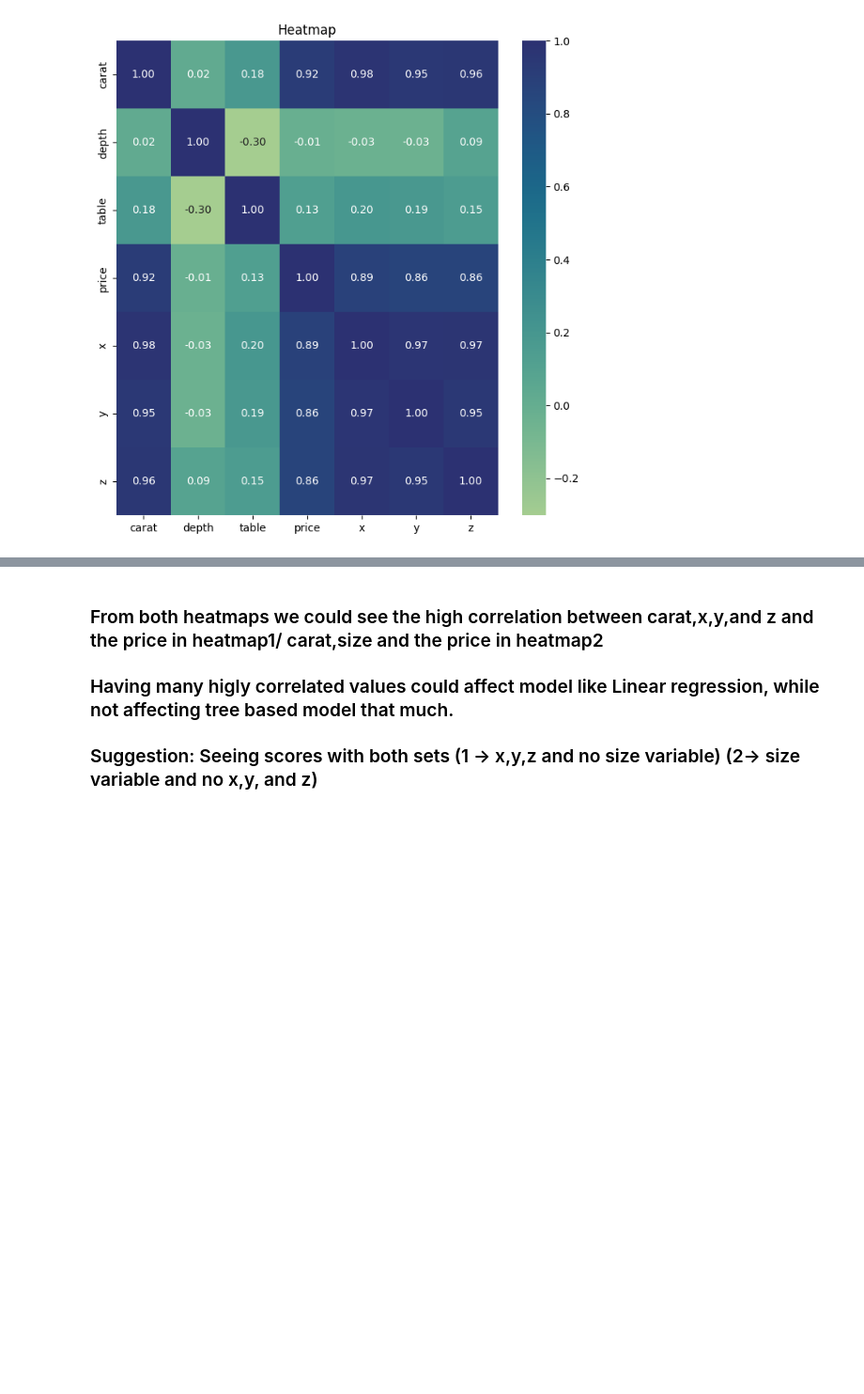
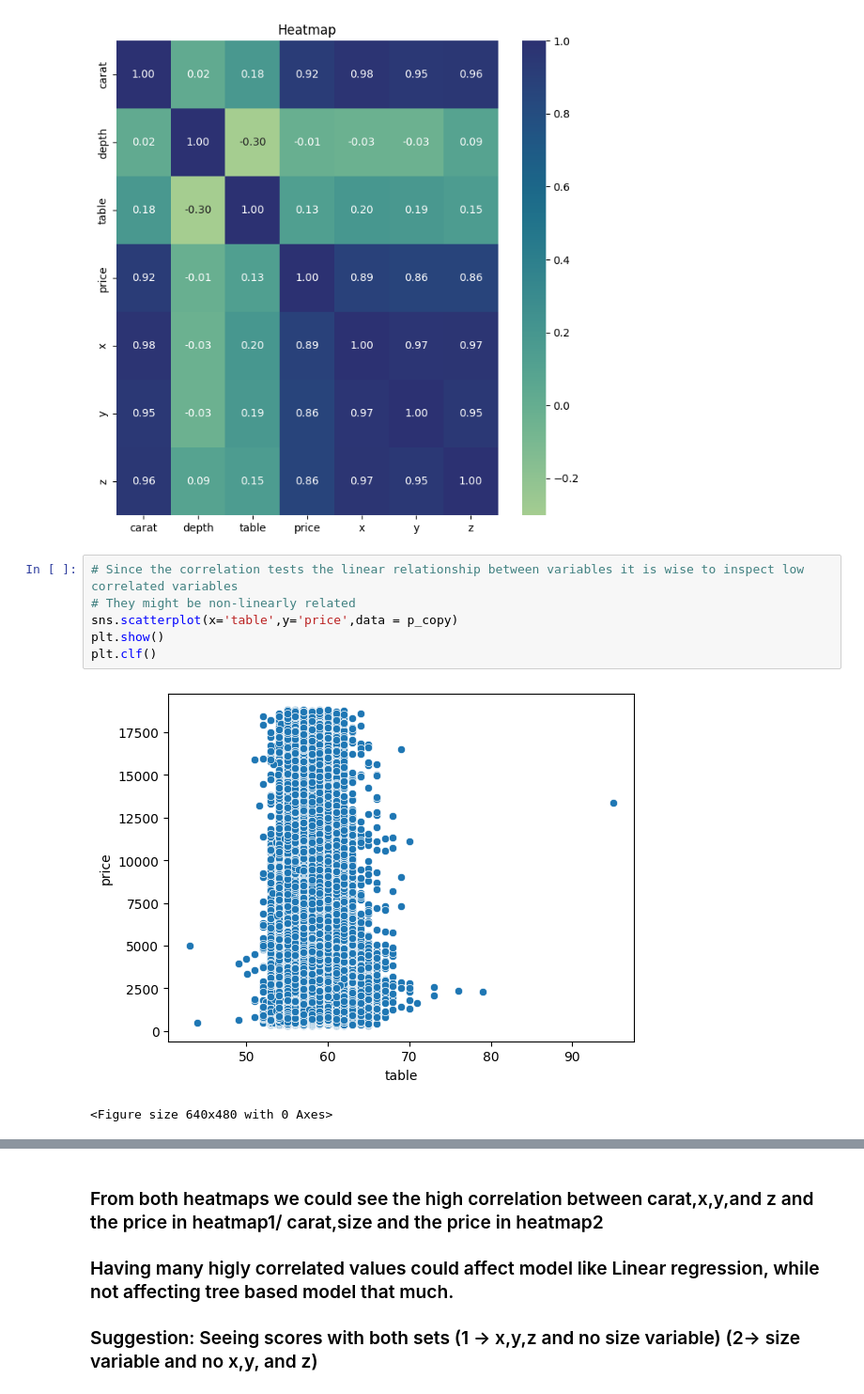
Before and after one commit to YSKAA423/Diamon_Price_Predictor, a Jupyter notebook: Diamond_Price_Predictor.ipynb, the cells around one changed output, grey strips where cells are left out. Shown: that part at 94% size. Cells and saved outputs as stored; diff of their text form; blank space fills up the shorter version.

```diff
--- a/Diamond_Price_Predictor.ipynb
+++ b/Diamond_Price_Predictor.ipynb
@@ -255,3 +244,12 @@ plt.title('Heatmap')
 plt.show()
 # %% [output]
 [figure]
+# %%
+# Since the correlation tests the linear relationship between variables it is wise to inspect low correlated variables
+# They might be non-linearly related
+sns.scatterplot(x='table',y='price',data = p_copy)
+plt.show()
+plt.clf()
+# %% [output]
+[figure, added]
+<Figure size 640x480 with 0 Axes>
```
Also changed, not shown: parts of 20 cells of this notebook.
